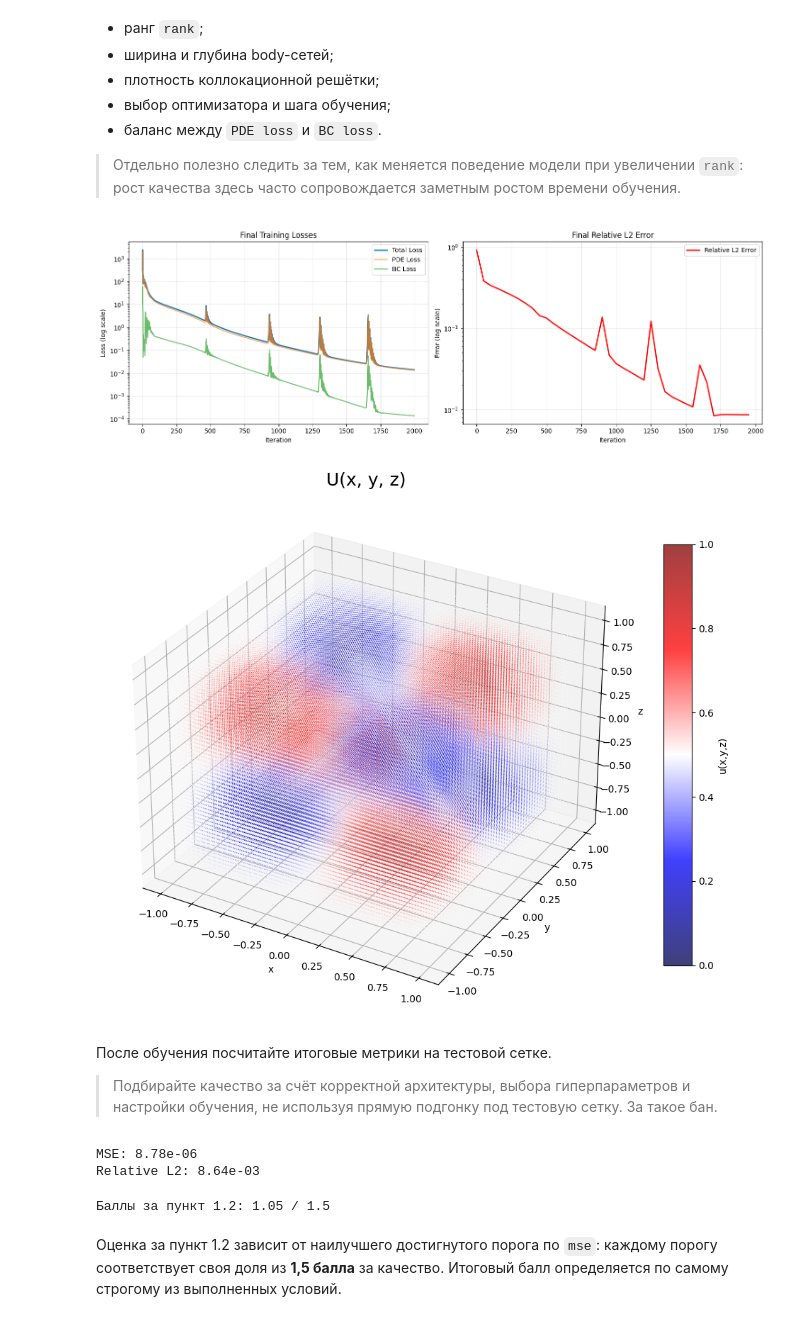
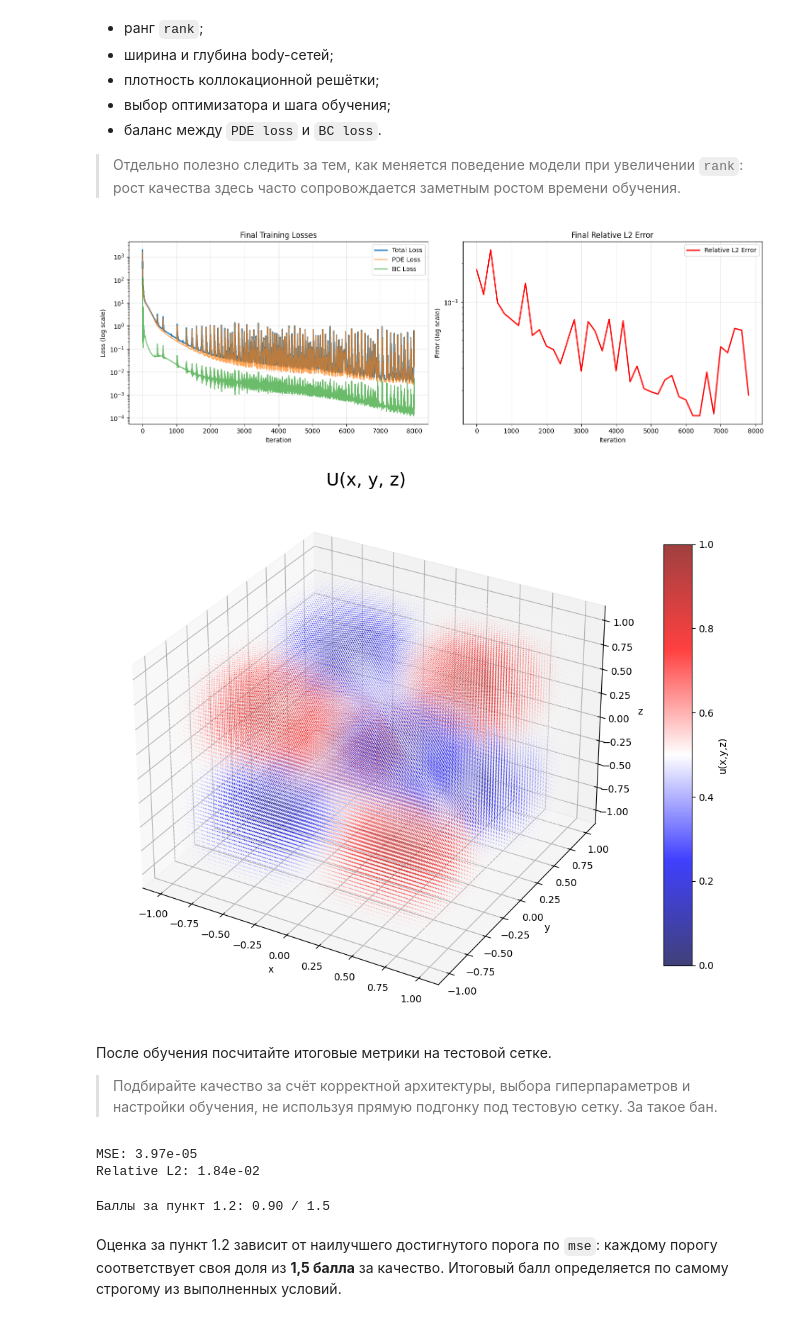
Before and after one commit to EgorGorshen/ml-hw, a Jupyter notebook: homework_practice_04_dl.ipynb, the cells around one changed output. Cells and saved outputs as stored; diff of their text form; code cells hidden in the pictures.

```diff
--- a/homework_practice_04_dl.ipynb
+++ b/homework_practice_04_dl.ipynb
@@ -787,52 +787,50 @@ def train_spinn(
 
 > Отдельно полезно следить за тем, как меняется поведение модели при увеличении `rank`: рост качества здесь часто сопровождается заметным ростом времени обучения.
 # %%
-EPOCHS = 2000
-LOG_ITER = 50
+EPOCHS = 8000
+LOG_ITER = 200
 RESAMPLE_ITER = 100
-N_PER_AXIS = 128
+N_PER_AXIS = 48
 
 model = BaseSPINN(
-    rank=3,
-    hidden_dim=48,
-    n_hidden_layers=4,
-    N_bc=32,
+    rank=16,
+    hidden_dim=64,
+    n_hidden_layers=3,
+    N_bc=64,
     k=1.0,
     a1=1,
     a2=1,
     a3=1,
     device=device,
 ).to(device)
 
 
 model.apply(init_tanh_)
 
 optimizer = torch.optim.Adam(model.parameters(), lr=1e-3)
-scheduler = torch.optim.lr_scheduler.CosineAnnealingLR(
-    optimizer,
-    T_max=EPOCHS,
-    eta_min=1e-5,
+scheduler = torch.optim.lr_scheduler.ReduceLROnPlateau(
+    optimizer, factor=0.5, patience=500, min_lr=3e-4
 )
 
 history, best_error, best_u = train_spinn(
     model=model,
     optimizer=optimizer,
     x_test=xx_test,
     y_test=yy_test,
     z_test=zz_test,
     u_test=u_test,
     epochs=EPOCHS,
     log_iter=LOG_ITER,
     resample_iter=RESAMPLE_ITER,
     N_per_axis=N_PER_AXIS,
     domain_size=1.0,
     device=device,
     scheduler=scheduler,
     pde_weight=1,
-    bc_weight=4,
+    bc_weight=3,
 )
 # %% [output]
-[figure, old version]
+[figure, new version]
 [figure]
 # %% [markdown]
 После обучения посчитайте итоговые метрики на тестовой сетке.
@@ -849,8 +847,8 @@ rel_l2 = relative_l2(u_pred_final, u_test).item()
 print(f"MSE: {mse:.2e}")
 print(f"Relative L2: {rel_l2:.2e}")
 # %% [output]
-MSE: 8.78e-06
-Relative L2: 8.64e-03
+MSE: 3.97e-05
+Relative L2: 1.84e-02
 # %%
 score_1_2 = 0.0
 if mse <= 5e-3:
@@ -866,7 +864,7 @@ if mse <= 5e-8:
 
 print(f"Баллы за пункт 1.2: {score_1_2:.2f} / 1.5")
 # %% [output]
-Баллы за пункт 1.2: 1.05 / 1.5
+Баллы за пункт 1.2: 0.90 / 1.5
 # %% [markdown]
 Оценка за пункт 1.2 зависит от наилучшего достигнутого порога по `mse`: каждому порогу соответствует своя доля из **1,5 балла** за качество. Итоговый балл определяется по самому строгому из выполненных условий.
 # %% [markdown]
```
Also changed, not shown: 1 other file.
